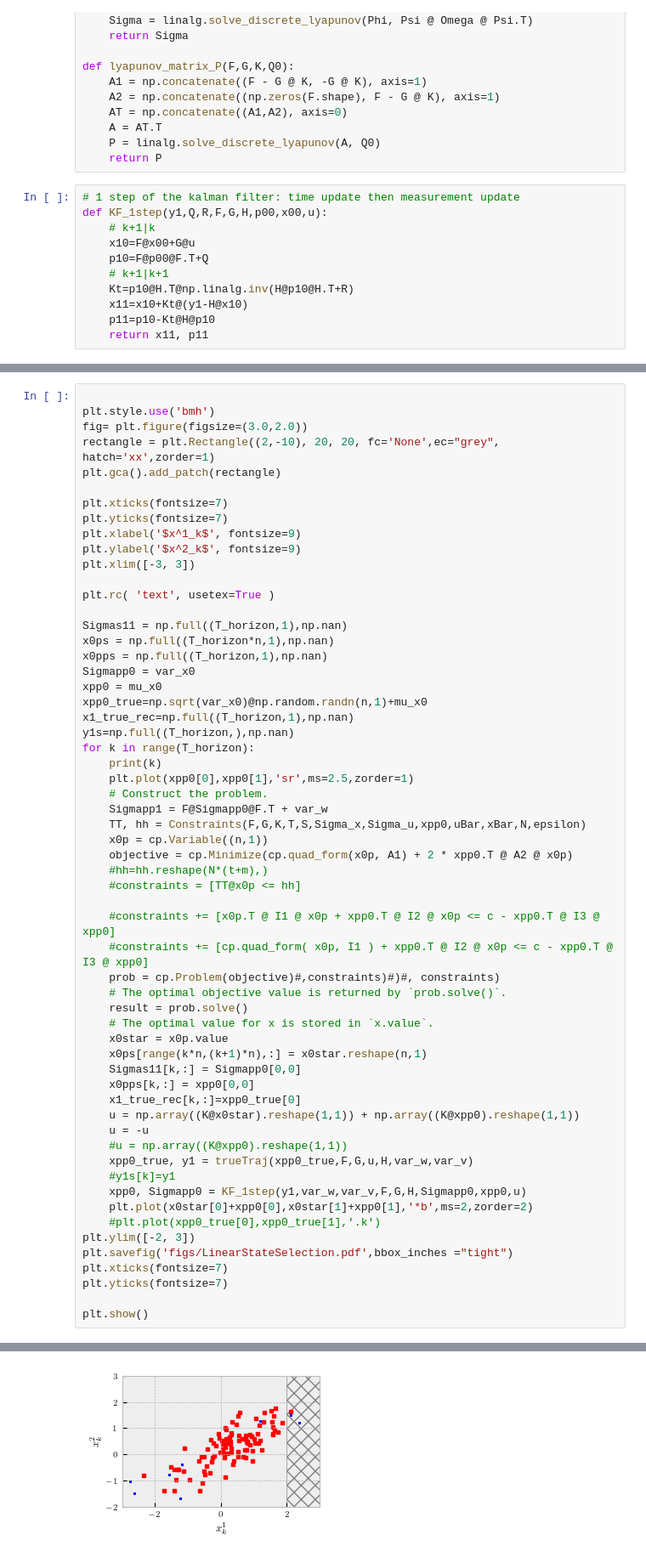
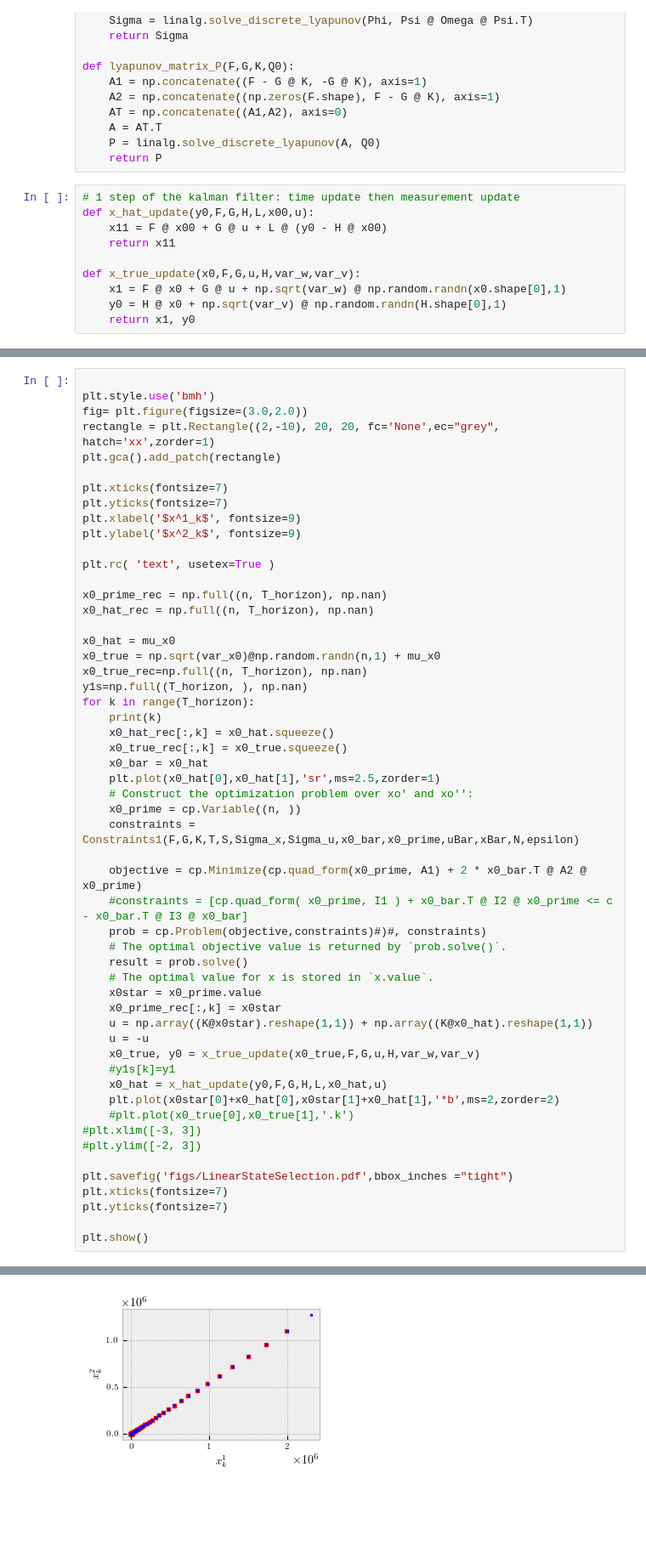
Before and after one commit to msramada/State-Selection-Algorithm, a Jupyter notebook: SSA_LinearCase/LinearCase.ipynb, the cells around one changed output, grey strips where cells are left out. Shown: that part at 85% size. Drawn from its saved outputs; the diff is of its cells as text; blank space fills up the shorter version.

Commit message:
Fixed many bugs and mathematical typos. Still need to work on correcting the constraints.

```diff
--- a/SSA_LinearCase/LinearCase.ipynb
+++ b/SSA_LinearCase/LinearCase.ipynb
@@ -108,12 +119,11 @@ def lyapunov_matrix_P(F,G,K,Q0):
     return P
 # %%
 # 1 step of the kalman filter: time update then measurement update
-def KF_1step(y1,Q,R,F,G,H,p00,x00,u):
-    # k+1|k
-    x10=F@x00+G@u
-    p10=F@p00@F.T+Q
-    # k+1|k+1
-    Kt=p10@H.T@np.linalg.inv(H@p10@H.T+R)
-    x11=x10+Kt@(y1-H@x10)
-    p11=p10-Kt@H@p10
-    return x11, p11
+def x_hat_update(y0,F,G,H,L,x00,u):
+    x11 = F @ x00 + G @ u + L @ (y0 - H @ x00)
+    return x11
+
+def x_true_update(x0,F,G,u,H,var_w,var_v):
+    x1 = F @ x0 + G @ u + np.sqrt(var_w) @ np.random.randn(x0.shape[0],1)
+    y0 = H @ x0 + np.sqrt(var_v) @ np.random.randn(H.shape[0],1)
+    return x1, y0
@@ -184,70 +183,65 @@ plt.xticks(fontsize=7)
 plt.yticks(fontsize=7)
 plt.xlabel('$x^1_k$', fontsize=9)
 plt.ylabel('$x^2_k$', fontsize=9)
-plt.xlim([-3, 3])
 
 plt.rc( 'text', usetex=True )
 
-Sigmas11 = np.full((T_horizon,1),np.nan)
-x0ps = np.full((T_horizon*n,1),np.nan)
-x0pps = np.full((T_horizon,1),np.nan)
-Sigmapp0 = var_x0
-xpp0 = mu_x0
-xpp0_true=np.sqrt(var_x0)@np.random.randn(n,1)+mu_x0
-x1_true_rec=np.full((T_horizon,1),np.nan)
-y1s=np.full((T_horizon,),np.nan)
+x0_prime_rec = np.full((n, T_horizon), np.nan)
+x0_hat_rec = np.full((n, T_horizon), np.nan)
+
+x0_hat = mu_x0
+x0_true = np.sqrt(var_x0)@np.random.randn(n,1) + mu_x0
+x0_true_rec=np.full((n, T_horizon), np.nan)
+y1s=np.full((T_horizon, ), np.nan)
 for k in range(T_horizon):
     print(k)
-    plt.plot(xpp0[0],xpp0[1],'sr',ms=2.5,zorder=1)
-    # Construct the problem.
-    Sigmapp1 = F@Sigmapp0@F.T + var_w
-    TT, hh = Constraints(F,G,K,T,S,Sigma_x,Sigma_u,xpp0,uBar,xBar,N,epsilon)
-    x0p = cp.Variable((n,1))
-    objective = cp.Minimize(cp.quad_form(x0p, A1) + 2 * xpp0.T @ A2 @ x0p)
-    #hh=hh.reshape(N*(t+m),)
-    #constraints = [TT@x0p <= hh]
+    x0_hat_rec[:,k] = x0_hat.squeeze()
+    x0_true_rec[:,k] = x0_true.squeeze()
+    x0_bar = x0_hat
+    plt.plot(x0_hat[0],x0_hat[1],'sr',ms=2.5,zorder=1)
+    # Construct the optimization problem over xo' and xo'':
+    x0_prime = cp.Variable((n, ))
+    constraints = Constraints1(F,G,K,T,S,Sigma_x,Sigma_u,x0_bar,x0_prime,uBar,xBar,N,epsilon)
 
-    #constraints += [x0p.T @ I1 @ x0p + xpp0.T @ I2 @ x0p <= c - xpp0.T @ I3 @ xpp0]
-    #constraints += [cp.quad_form( x0p, I1 ) + xpp0.T @ I2 @ x0p <= c - xpp0.T @ I3 @ xpp0]
-    prob = cp.Problem(objective)#,constraints)#)#, constraints)
+    objective = cp.Minimize(cp.quad_form(x0_prime, A1) + 2 * x0_bar.T @ A2 @ x0_prime)
+    #constraints = [cp.quad_form( x0_prime, I1 ) + x0_bar.T @ I2 @ x0_prime <= c - x0_bar.T @ I3 @ x0_bar]
+    prob = cp.Problem(objective,constraints)#)#, constraints)
     # The optimal objective value is returned by `prob.solve()`.
     result = prob.solve()
     # The optimal value for x is stored in `x.value`.
-    x0star = x0p.value
-    x0ps[range(k*n,(k+1)*n),:] = x0star.reshape(n,1)
-    Sigmas11[k,:] = Sigmapp0[0,0]
-    x0pps[k,:] = xpp0[0,0]
-    x1_true_rec[k,:]=xpp0_true[0]
-    u = np.array((K@x0star).reshape(1,1)) + np.array((K@xpp0).reshape(1,1))
+    x0star = x0_prime.value
+    x0_prime_rec[:,k] = x0star
+    u = np.array((K@x0star).reshape(1,1)) + np.array((K@x0_hat).reshape(1,1))
     u = -u
-    #u = np.array((K@xpp0).reshape(1,1))
-    xpp0_true, y1 = trueTraj(xpp0_true,F,G,u,H,var_w,var_v)
+    x0_true, y0 = x_true_update(x0_true,F,G,u,H,var_w,var_v)
     #y1s[k]=y1
-    xpp0, Sigmapp0 = KF_1step(y1,var_w,var_v,F,G,H,Sigmapp0,xpp0,u)
-    plt.plot(x0star[0]+xpp0[0],x0star[1]+xpp0[1],'*b',ms=2,zorder=2)
-    #plt.plot(xpp0_true[0],xpp0_true[1],'.k')
-plt.ylim([-2, 3])
+    x0_hat = x_hat_update(y0,F,G,H,L,x0_hat,u)
+    plt.plot(x0star[0]+x0_hat[0],x0star[1]+x0_hat[1],'*b',ms=2,zorder=2)
+    #plt.plot(x0_true[0],x0_true[1],'.k')
+#plt.xlim([-3, 3])
+#plt.ylim([-2, 3])
+
 plt.savefig('figs/LinearStateSelection.pdf',bbox_inches ="tight")
 plt.xticks(fontsize=7)
 plt.yticks(fontsize=7)
 
 plt.show()
 # %% [output]
 0
 1
 2
 3
 4
 5
 6
 7
 8
 9
 10
 11
 ... (84 lines left out)
 96
 97
 98
 99
-[figure, old version]
+[figure, new version]
```
Also changed, not shown: parts of 9 cells of this notebook, 1 other file.
